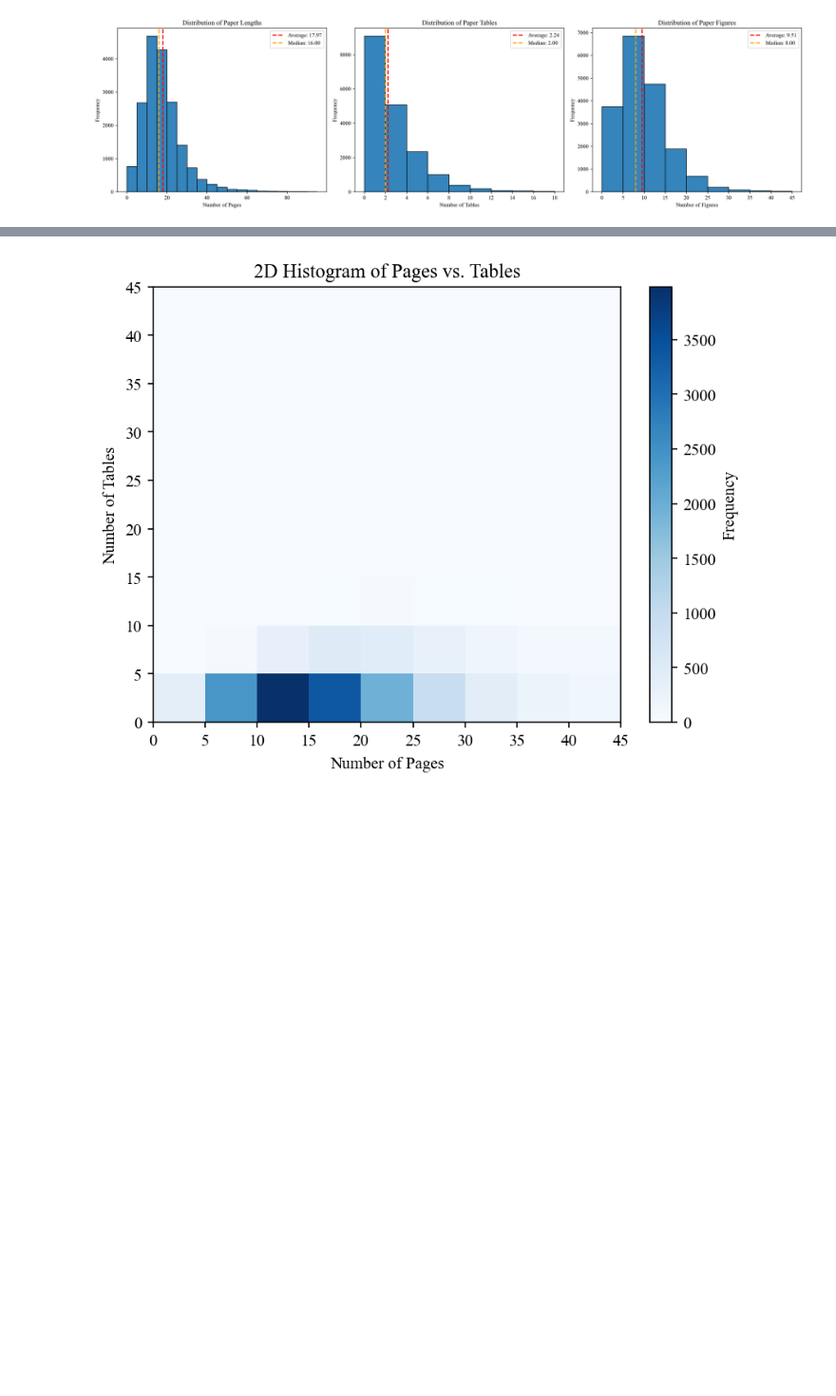
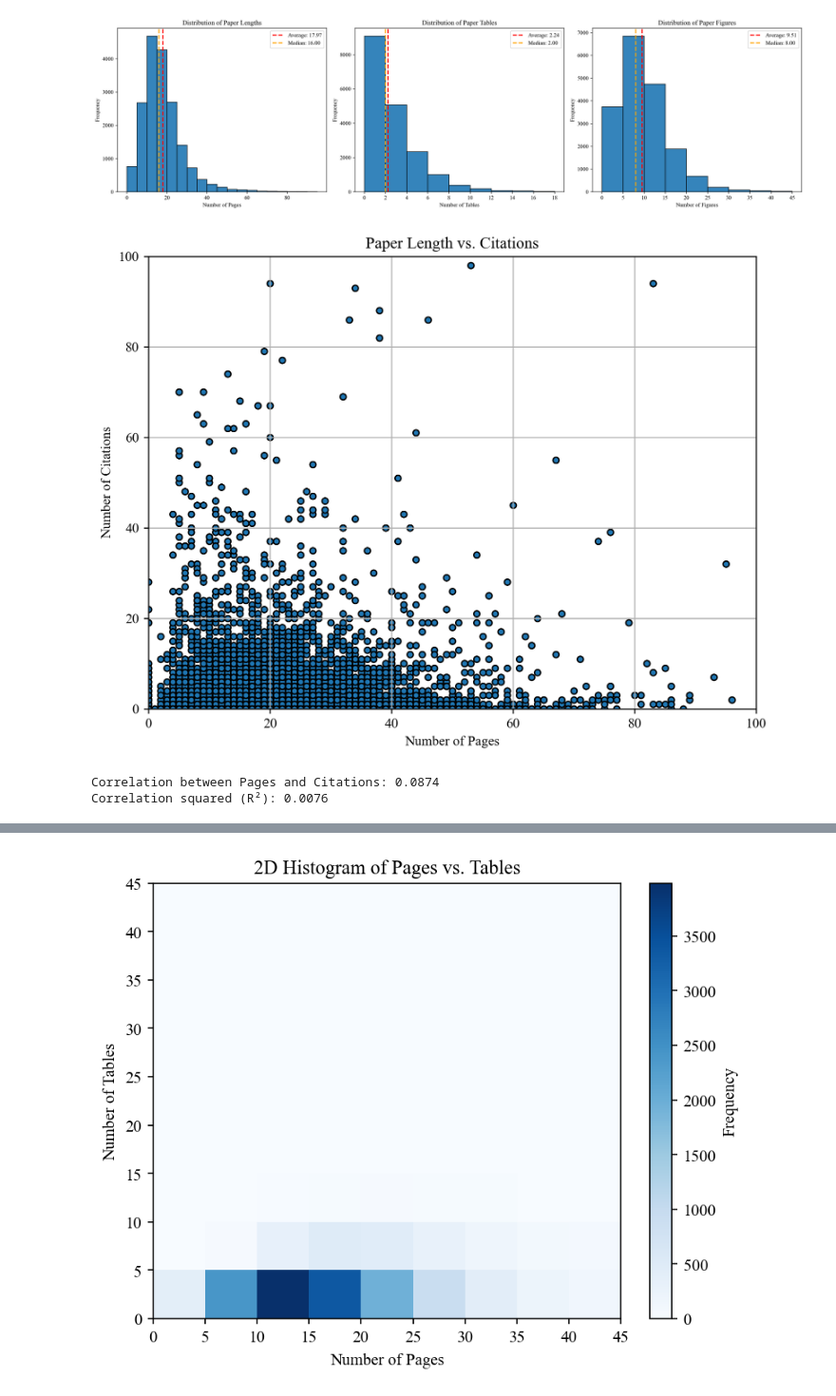
Before and after one commit to romms921/arXiver, a Jupyter notebook: analysis.ipynb, the cells around one changed output, grey strips where cells are left out. Shown at 95% size. Cells and saved outputs as stored; diff of their text form; code cells hidden in the pictures; blank space fills up the shorter version.

Commit message:
added correlation plots for pages, tables and figures

```diff
--- a/analysis.ipynb
+++ b/analysis.ipynb
@@ -227,3 +227,23 @@ plt.tight_layout()
 plt.show()
 # %% [output]
 [figure]
+# %%
+# Plotting pages versus citations
+plt.figure(figsize=(8, 6))
+plt.scatter(data['pages'], data['total_citations'], alpha=1, edgecolors='k', s=20)
+plt.title('Paper Length vs. Citations')
+plt.xlabel('Number of Pages')
+plt.ylabel('Number of Citations')
+plt.xlim(0, 100)
+plt.ylim(0, 100)
+plt.grid(True)
+plt.show()
+
+# Checking for correlation
+correlation = data['pages'].corr(data['total_citations'])
+print(f"Correlation between Pages and Citations: {correlation:.4f}")
+print(f"Correlation squared (R²): {correlation**2:.4f}")
+# %% [output]
+[figure, added]
+Correlation between Pages and Citations: 0.0874
+Correlation squared (R²): 0.0076
```
Also changed, not shown: parts of 5 cells of this notebook.
